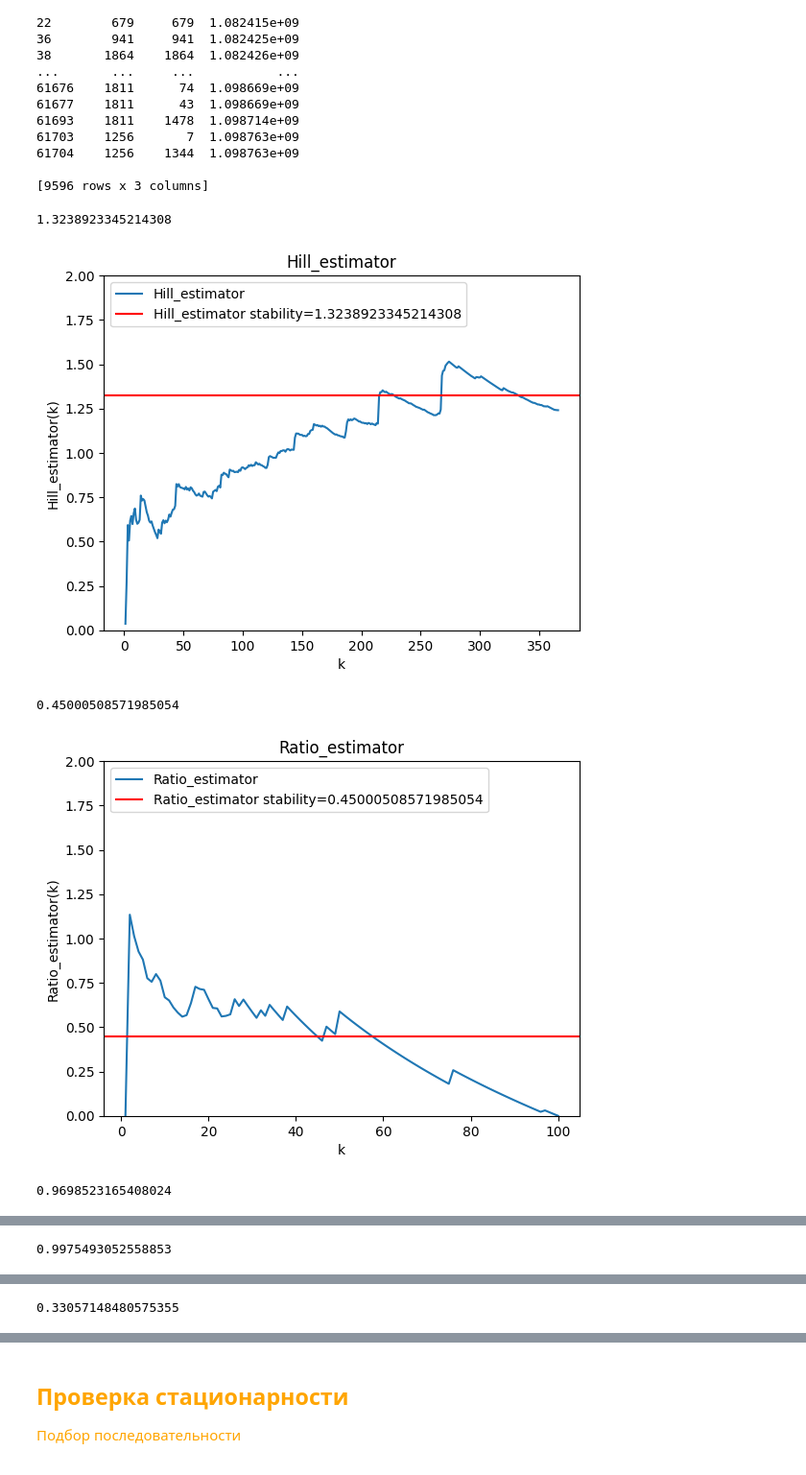
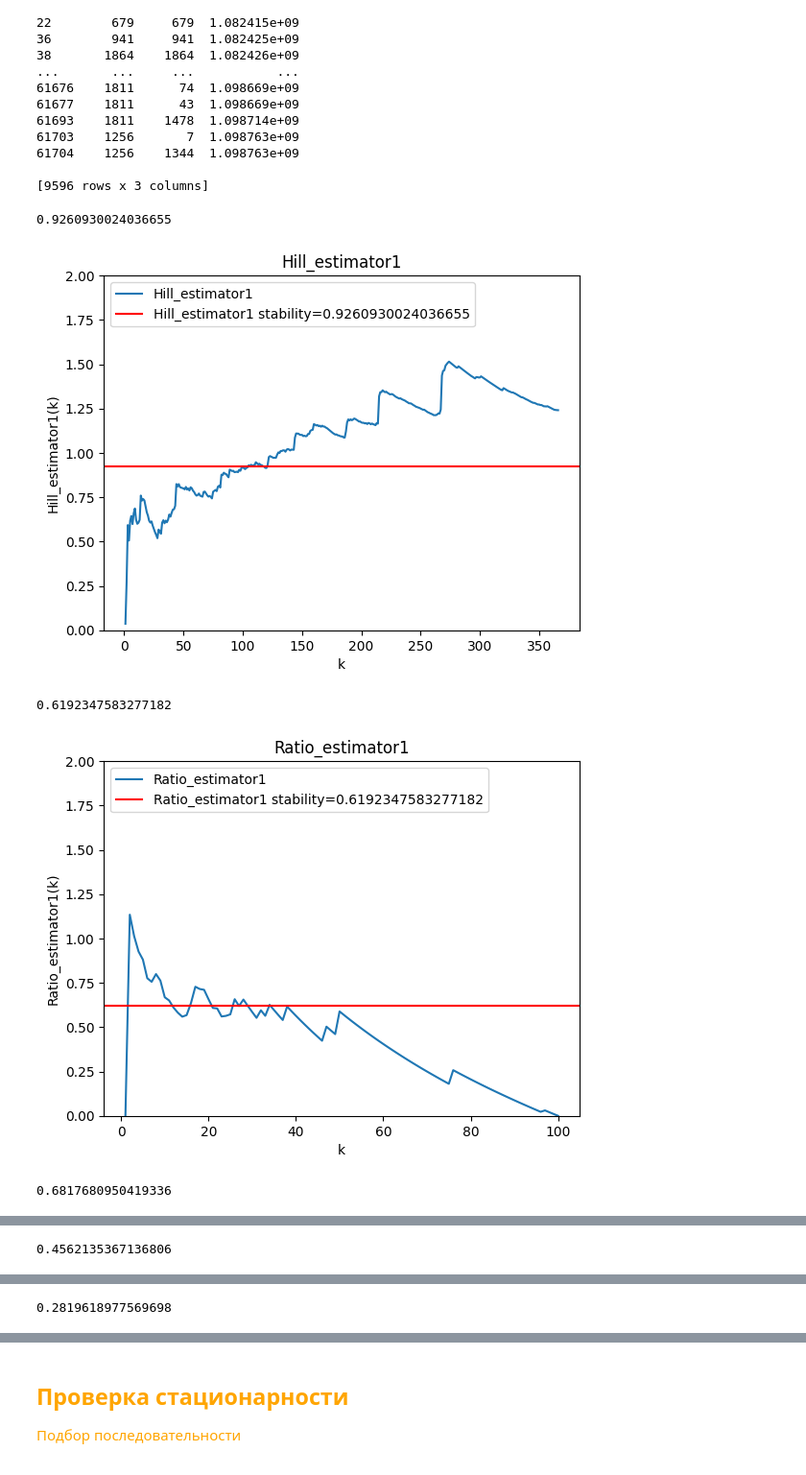
Before and after one commit to Mikhaelyes/Diploma, a Jupyter notebook: Diploma.ipynb, the cells around one changed output, grey strips where cells are left out. Shown: that part at 96% size. Drawn from its saved outputs; the diff is of its cells as text; code cells hidden in the pictures.

```diff
--- a/Diploma.ipynb
+++ b/Diploma.ipynb
@@ -175,8 +176,4 @@ plt.savefig(my_path + "/Text" + '/Imagines' + '/QQ')
 # plt.ylabel('En(u)') #Подпись для оси y
 # plt.title('Plot of En(u)') #Название
 # plt.show()
-# %%
-MaxN = len(X) - 1
-MaxNRange = len(X)
-MaxK = len(X) - 1
 # %%
@@ -479,15 +489,15 @@ GammaUH = UH_estimator(X1)
 num_gamma = Mixed_moment(X1)
 # %%
 #interval = slice(200, 500)
-plot_est(GammaH, interval, label='Hill_estimator1')
-plot_est(REst, interval=slice(20, 80), label='Ratio_estimator1')
+plot_est(GammaH, label='Hill_estimator1')
+plot_est(REst, label='Ratio_estimator1')
 plot_est(GammaM_data, label='Moment_estimator1')
 plot_est(GammaUH, label='UH_estimator1')
 #plot_est(GammaP, interval=slice(100, 300), label='Pickands_estimator')
 plot_est(num_gamma, label='Mixed_moment_estimator1')
 # %% [output]
-1.3238923345214308
+0.9260930024036655
-[figure, old version]
+[figure, new version]
-0.45000508571985054
+0.6192347583277182
-[figure, old version]
+[figure, new version]
-0.9698523165408024
+0.6817680950419336
@@ -495 +505 @@ plot_est(num_gamma, label='Mixed_moment_estimator1')
-0.9975493052558853
+0.4562135367136806
@@ -497 +507 @@ plot_est(num_gamma, label='Mixed_moment_estimator1')
-0.33057148480575355
+0.2819618977569698
```
Also changed, not shown: parts of 13 cells of this notebook, 3 other files.
